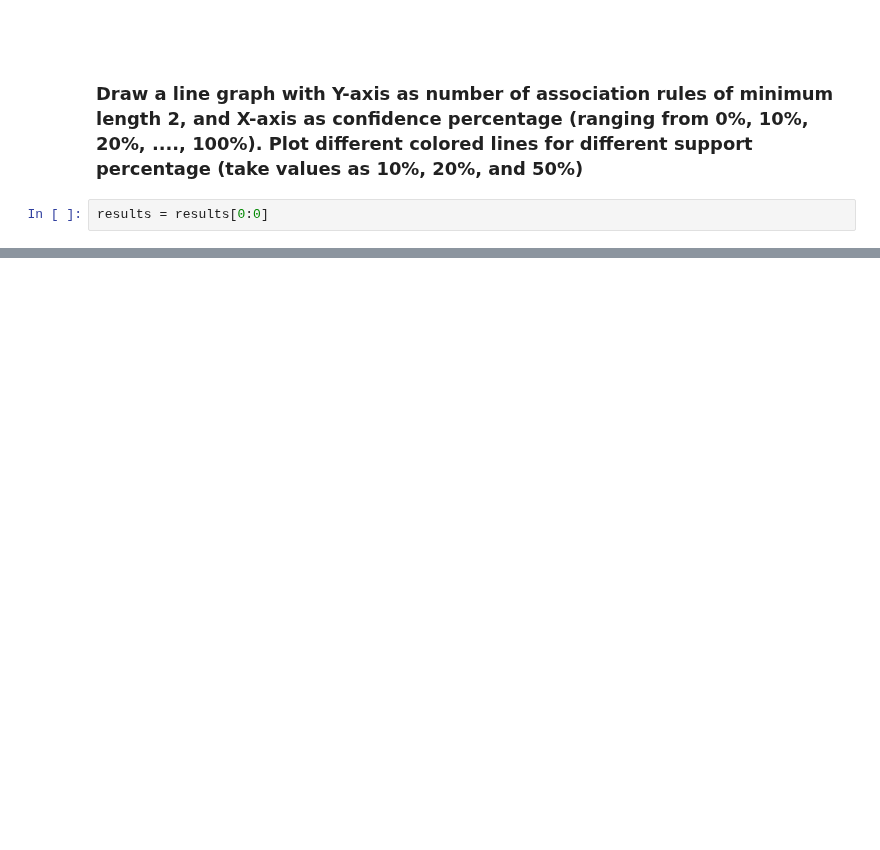
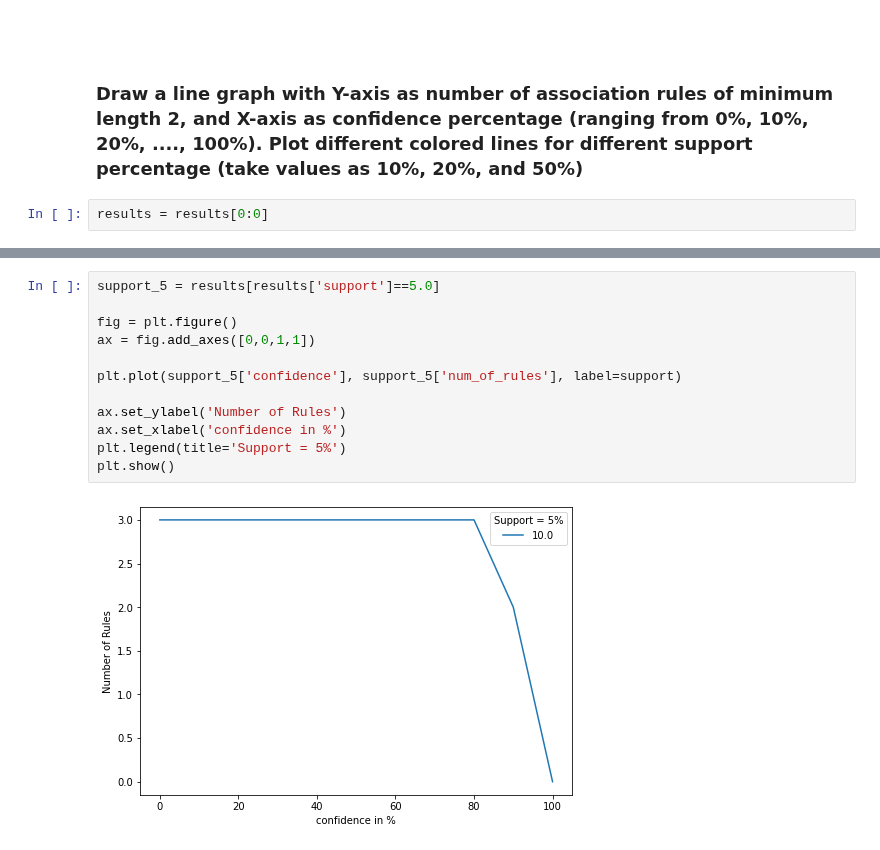
Before and after one commit to karunyads/MiniProject-FE, a Jupyter notebook: Mini_Project_2_Group_13.ipynb, the cells around one changed output, grey strips where cells are left out. Drawn from its saved outputs; the diff is of its cells as text; blank space fills up the shorter version.

```diff
--- a/Mini_Project_2_Group_13.ipynb
+++ b/Mini_Project_2_Group_13.ipynb
@@ -513,0 +528,14 @@ plt.show()
+# %%
+support_5 = results[results['support']==5.0]
+
+fig = plt.figure()
+ax = fig.add_axes([0,0,1,1])
+
+plt.plot(support_5['confidence'], support_5['num_of_rules'], label=support)
+
+ax.set_ylabel('Number of Rules')
+ax.set_xlabel('confidence in %')
+plt.legend(title='Support = 5%')
+plt.show()
+# %% [output]
+[figure, added]
```
Also changed, not shown: parts of 6 cells of this notebook.
